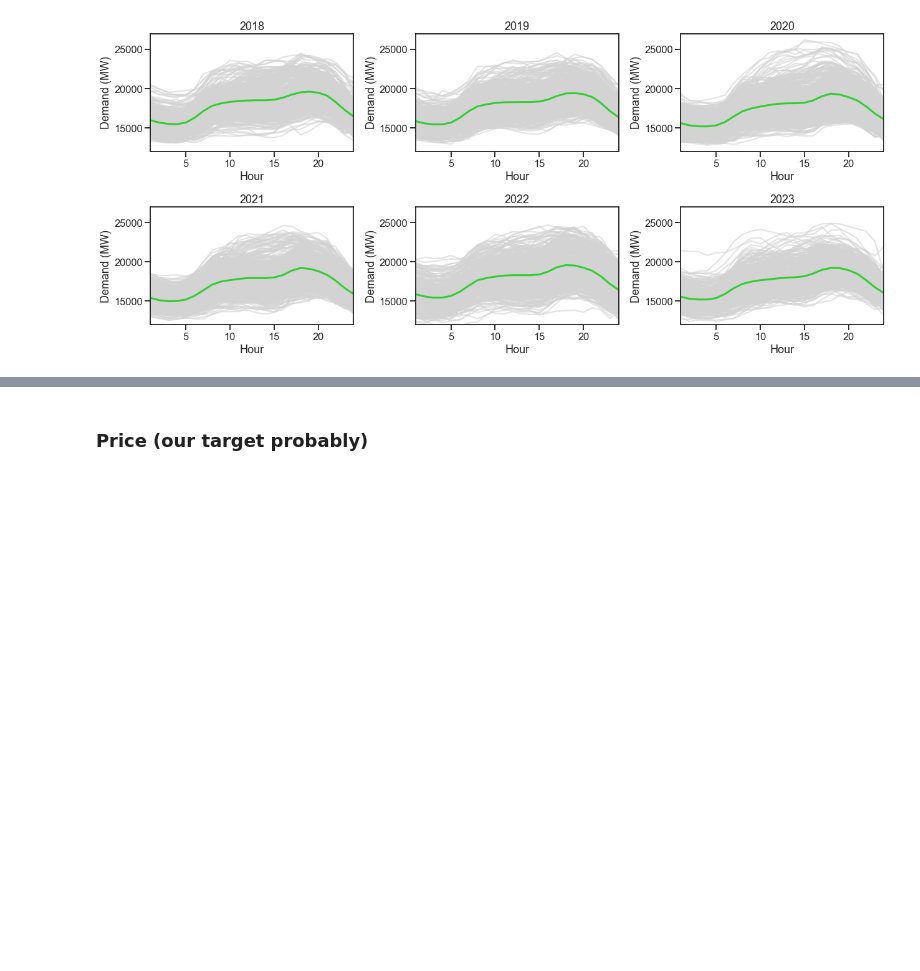
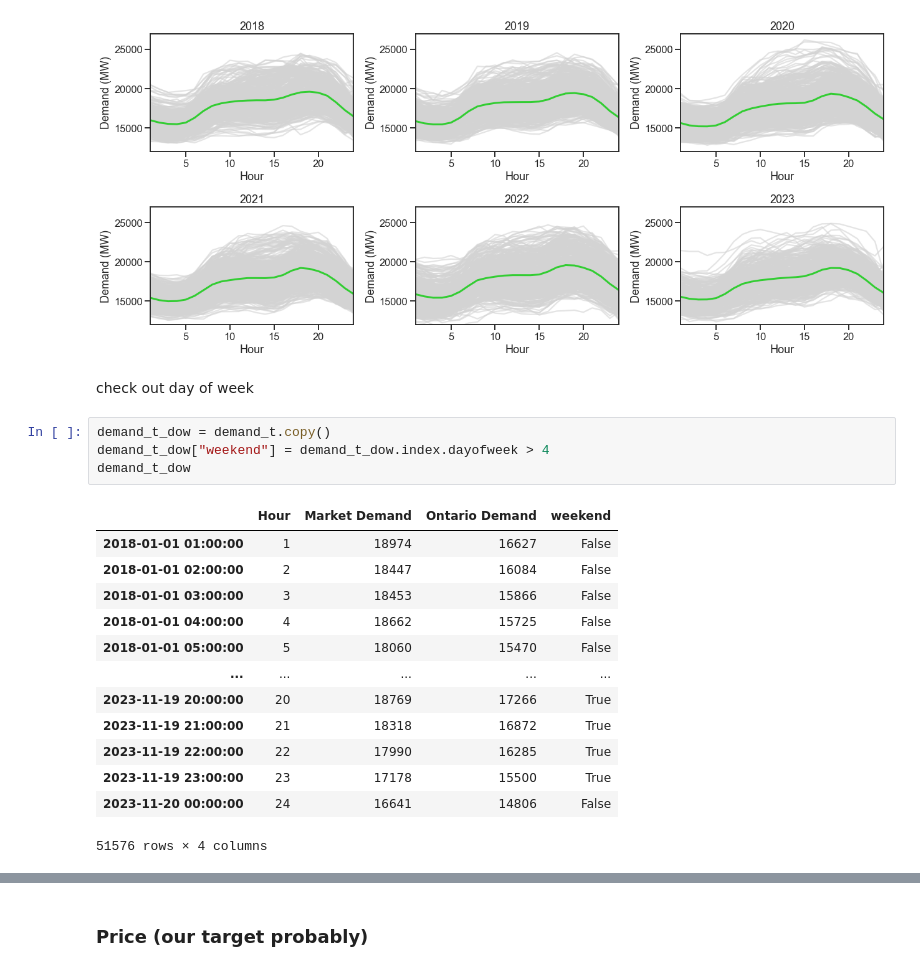
Before and after one commit to KeaganHRankin/cloud_ml_proj, a Jupyter notebook: data/power_eda.ipynb, the cells around one changed output, grey strips where cells are left out. Cells and saved outputs as stored; diff of their text form; blank space fills up the shorter version.

```diff
--- a/data/power_eda.ipynb
+++ b/data/power_eda.ipynb
@@ -108,3 +108,23 @@ plt.tight_layout()
 2022
 2023
 [figure]
+# %% [markdown]
+check out day of week
+# %%
+demand_t_dow = demand_t.copy()
+demand_t_dow["weekend"] = demand_t_dow.index.dayofweek > 4
+demand_t_dow
+# %% [output]
+|  | Hour | Market Demand | Ontario Demand | weekend |
+| 2018-01-01 01:00:00 | 1 | 18974 | 16627 | False |
+| 2018-01-01 02:00:00 | 2 | 18447 | 16084 | False |
+| 2018-01-01 03:00:00 | 3 | 18453 | 15866 | False |
+| 2018-01-01 04:00:00 | 4 | 18662 | 15725 | False |
+| 2018-01-01 05:00:00 | 5 | 18060 | 15470 | False |
+| ... | ... | ... | ... | ... |
+| 2023-11-19 20:00:00 | 20 | 18769 | 17266 | True |
+| 2023-11-19 21:00:00 | 21 | 18318 | 16872 | True |
+| 2023-11-19 22:00:00 | 22 | 17990 | 16285 | True |
+| 2023-11-19 23:00:00 | 23 | 17178 | 15500 | True |
+| 2023-11-20 00:00:00 | 24 | 16641 | 14806 | False |
+51576 rows × 4 columns
```
Also changed, not shown: parts of 3 cells of this notebook, 1 other file.
